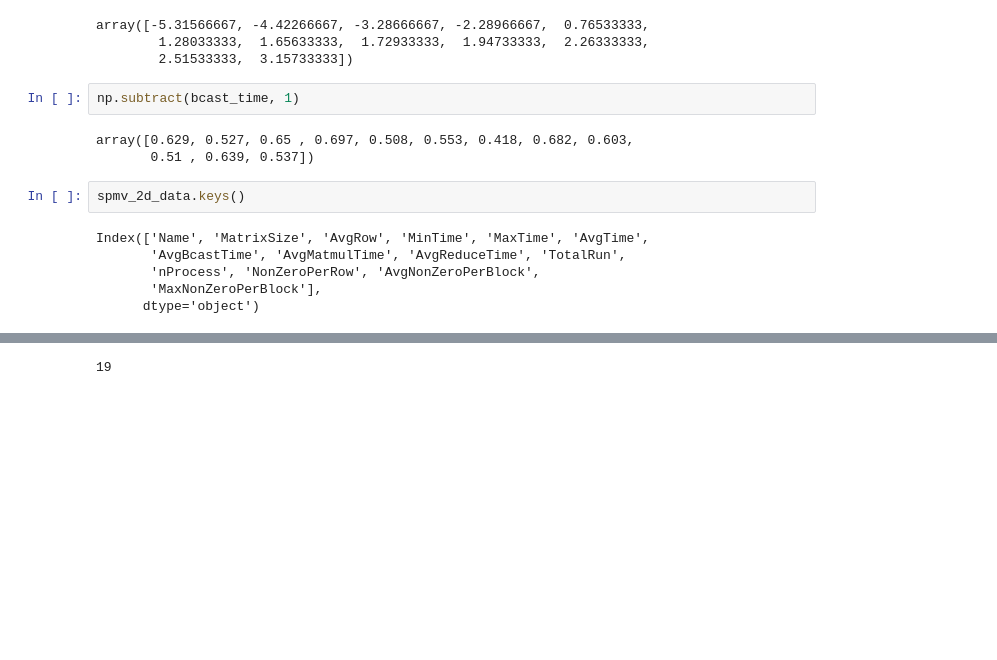
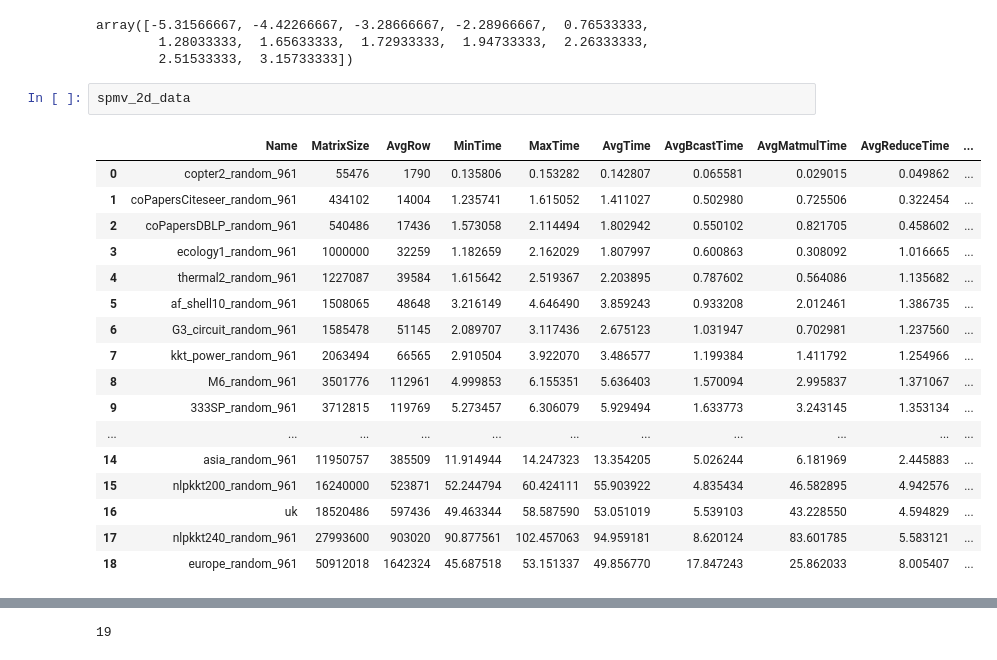
Before and after one commit to marufdsi/matvec-sparse, a Jupyter notebook: SpMV_Plots.ipynb, the cells around one changed output, grey strips where cells are left out. Cells and saved outputs as stored; diff of their text form; blank space fills up the shorter version.

```diff
--- a/SpMV_Plots.ipynb
+++ b/SpMV_Plots.ipynb
@@ -491,16 +491,23 @@ matmul_std
 array([-5.31566667, -4.42266667, -3.28666667, -2.28966667,  0.76533333,
         1.28033333,  1.65633333,  1.72933333,  1.94733333,  2.26333333,
         2.51533333,  3.15733333])
-# %%
-np.subtract(bcast_time, 1)
-# %% [output]
-array([0.629, 0.527, 0.65 , 0.697, 0.508, 0.553, 0.418, 0.682, 0.603,
-       0.51 , 0.639, 0.537])
 # %%
-spmv_2d_data.keys()
+spmv_2d_data
 # %% [output]
-Index(['Name', 'MatrixSize', 'AvgRow', 'MinTime', 'MaxTime', 'AvgTime',
-       'AvgBcastTime', 'AvgMatmulTime', 'AvgReduceTime', 'TotalRun',
-       'nProcess', 'NonZeroPerRow', 'AvgNonZeroPerBlock',
-       'MaxNonZeroPerBlock'],
-      dtype='object')
+|  | Name | MatrixSize | AvgRow | MinTime | MaxTime | AvgTime | AvgBcastTime | AvgMatmulTime | AvgReduceTime | ... |
+| 0 | copter2_random_961 | 55476 | 1790 | 0.135806 | 0.153282 | 0.142807 | 0.065581 | 0.029015 | 0.049862 | ... |
+| 1 | coPapersCiteseer_random_961 | 434102 | 14004 | 1.235741 | 1.615052 | 1.411027 | 0.502980 | 0.725506 | 0.322454 | ... |
+| 2 | coPapersDBLP_random_961 | 540486 | 17436 | 1.573058 | 2.114494 | 1.802942 | 0.550102 | 0.821705 | 0.458602 | ... |
+| 3 | ecology1_random_961 | 1000000 | 32259 | 1.182659 | 2.162029 | 1.807997 | 0.600863 | 0.308092 | 1.016665 | ... |
+| 4 | thermal2_random_961 | 1227087 | 39584 | 1.615642 | 2.519367 | 2.203895 | 0.787602 | 0.564086 | 1.135682 | ... |
+| 5 | af_shell10_random_961 | 1508065 | 48648 | 3.216149 | 4.646490 | 3.859243 | 0.933208 | 2.012461 | 1.386735 | ... |
+| 6 | G3_circuit_random_961 | 1585478 | 51145 | 2.089707 | 3.117436 | 2.675123 | 1.031947 | 0.702981 | 1.237560 | ... |
+| 7 | kkt_power_random_961 | 2063494 | 66565 | 2.910504 | 3.922070 | 3.486577 | 1.199384 | 1.411792 | 1.254966 | ... |
+| 8 | M6_random_961 | 3501776 | 112961 | 4.999853 | 6.155351 | 5.636403 | 1.570094 | 2.995837 | 1.371067 | ... |
+| 9 | 333SP_random_961 | 3712815 | 119769 | 5.273457 | 6.306079 | 5.929494 | 1.633773 | 3.243145 | 1.353134 | ... |
+| ... | ... | ... | ... | ... | ... | ... | ... | ... | ... | ... |
+| 14 | asia_random_961 | 11950757 | 385509 | 11.914944 | 14.247323 | 13.354205 | 5.026244 | 6.181969 | 2.445883 | ... |
+| 15 | nlpkkt200_random_961 | 16240000 | 523871 | 52.244794 | 60.424111 | 55.903922 | 4.835434 | 46.582895 | 4.942576 | ... |
+| 16 | uk | 18520486 | 597436 | 49.463344 | 58.587590 | 53.051019 | 5.539103 | 43.228550 | 4.594829 | ... |
+| 17 | nlpkkt240_random_961 | 27993600 | 903020 | 90.877561 | 102.457063 | 94.959181 | 8.620124 | 83.601785 | 5.583121 | ... |
+| 18 | europe_random_961 | 50912018 | 1642324 | 45.687518 | 53.151337 | 49.856770 | 17.847243 | 25.862033 | 8.005407 | ... |
```
Also changed, not shown: parts of 2 cells of this notebook.
